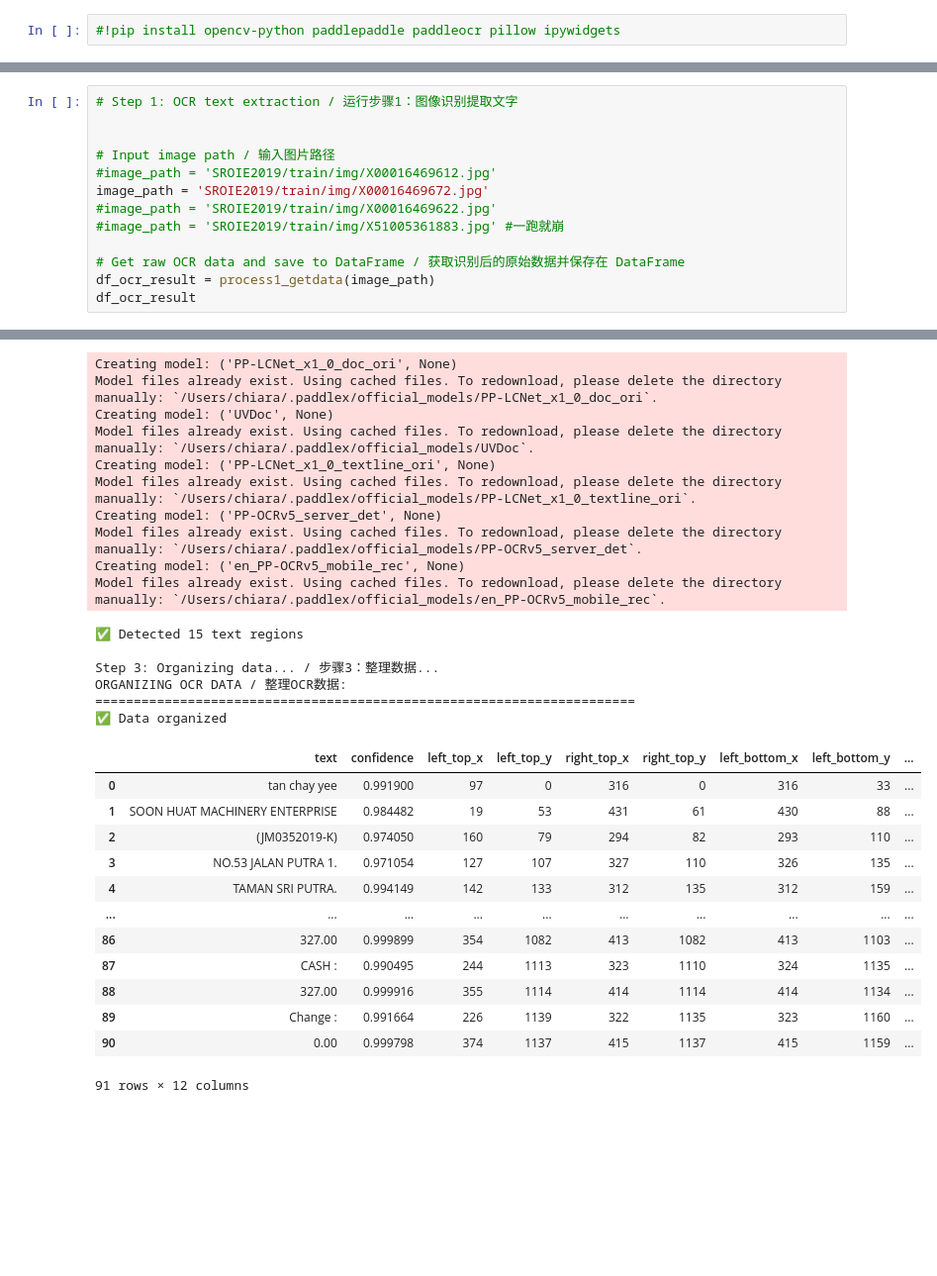
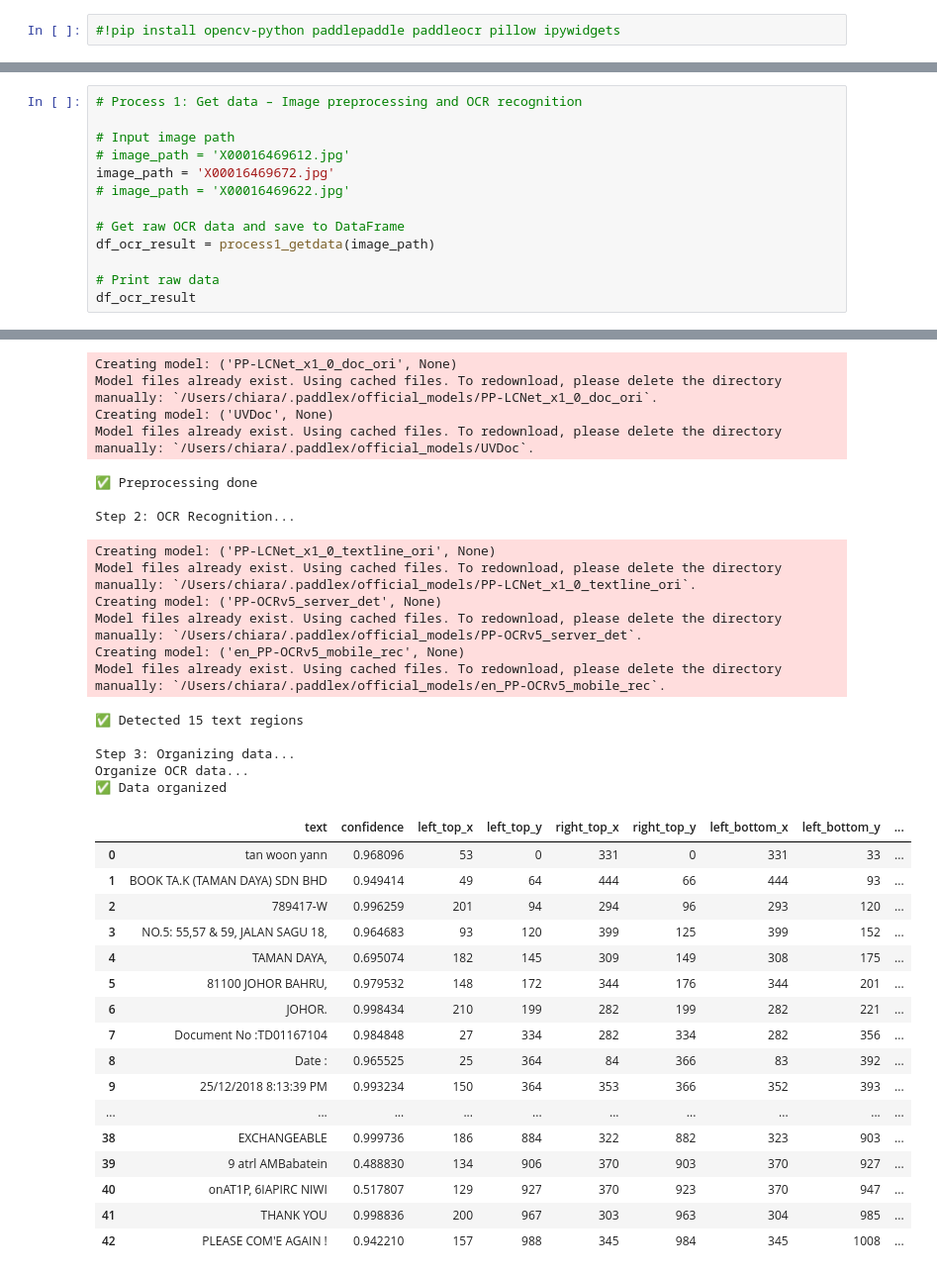
Before and after one commit to JingChen-7/5002_final_project_Receipt_Capture_and_Expense_Logger, a Jupyter notebook: FinalProject_ReceiptIdentification.ipynb, the cells around one changed output, grey strips where cells are left out. Shown at 99% size. Drawn from its saved outputs; the diff is of its cells as text; blank space fills up the shorter version.

```diff
--- a/FinalProject_ReceiptIdentification.ipynb
+++ b/FinalProject_ReceiptIdentification.ipynb
@@ -1280,15 +1052,15 @@ def process3_display(df):
 # %%
-# Step 1: OCR text extraction / 运行步骤1：图像识别提取文字
+# Process 1: Get data – Image preprocessing and OCR recognition
 
+# Input image path
+# image_path = 'X00016469612.jpg'
+image_path = 'X00016469672.jpg'
+# image_path = 'X00016469622.jpg'
 
-# Input image path / 输入图片路径
-#image_path = 'SROIE2019/train/img/X00016469612.jpg'
-image_path = 'SROIE2019/train/img/X00016469672.jpg'
-#image_path = 'SROIE2019/train/img/X00016469622.jpg'
-#image_path = 'SROIE2019/train/img/X51005361883.jpg' #一跑就崩
+# Get raw OCR data and save to DataFrame
+df_ocr_result = process1_getdata(image_path)
 
-# Get raw OCR data and save to DataFrame / 获取识别后的原始数据并保存在 DataFrame
-df_ocr_result = process1_getdata(image_path)
+# Print raw data
 df_ocr_result
 # %% [output]
 ======================================================================
@@ -1302,30 +1071,36 @@ Step 2: OCR Recognition... / 步骤2：OCR识别...
 Creating model: ('PP-LCNet_x1_0_doc_ori', None)
 Model files already exist. Using cached files. To redownload, please delete the directory manually: `/Users/chiara/.paddlex/official_models/PP-LCNet_x1_0_doc_ori`.
 Creating model: ('UVDoc', None)
 Model files already exist. Using cached files. To redownload, please delete the directory manually: `/Users/chiara/.paddlex/official_models/UVDoc`.
-Creating model: ('PP-LCNet_x1_0_textline_ori', None)
-Model files already exist. Using cached files. To redownload, please delete the directory manually: `/Users/chiara/.paddlex/official_models/PP-LCNet_x1_0_textline_ori`.
-Creating model: ('PP-OCRv5_server_det', None)
-Model files already exist. Using cached files. To redownload, please delete the directory manually: `/Users/chiara/.paddlex/official_models/PP-OCRv5_server_det`.
-Creating model: ('en_PP-OCRv5_mobile_rec', None)
-Model files already exist. Using cached files. To redownload, please delete the directory manually: `/Users/chiara/.paddlex/official_models/en_PP-OCRv5_mobile_rec`.
-✅ Detected 15 text regions
+✅ Preprocessing done
 
-Step 3: Organizing data... / 步骤3：整理数据...
-ORGANIZING OCR DATA / 整理OCR数据:
-======================================================================
-✅ Data organized
+Step 2: OCR Recognition...
+Creating model: ('PP-LCNet_x1_0_textline_ori', None)
+Model files already exist. Using cached files. To redownload, please delete the directory manually: `/Users/chiara/.paddlex/official_models/PP-LCNet_x1_0_textline_ori`.
+Creating model: ('PP-OCRv5_server_det', None)
+Model files already exist. Using cached files. To redownload, please delete the directory manually: `/Users/chiara/.paddlex/official_models/PP-OCRv5_server_det`.
+Creating model: ('en_PP-OCRv5_mobile_rec', None)
+Model files already exist. Using cached files. To redownload, please delete the directory manually: `/Users/chiara/.paddlex/official_models/en_PP-OCRv5_mobile_rec`.
+✅ Detected 15 text regions
+
+Step 3: Organizing data...
+Organize OCR data...
+✅ Data organized
 |  | text | confidence | left_top_x | left_top_y | right_top_x | right_top_y | left_bottom_x | left_bottom_y | ... |
-| 0 | tan chay yee | 0.991900 | 97 | 0 | 316 | 0 | 316 | 33 | ... |
-| 1 | SOON HUAT MACHINERY ENTERPRISE | 0.984482 | 19 | 53 | 431 | 61 | 430 | 88 | ... |
-| 2 | (JM0352019-K) | 0.974050 | 160 | 79 | 294 | 82 | 293 | 110 | ... |
-| 3 | NO.53 JALAN PUTRA 1. | 0.971054 | 127 | 107 | 327 | 110 | 326 | 135 | ... |
-| 4 | TAMAN SRI PUTRA. | 0.994149 | 142 | 133 | 312 | 135 | 312 | 159 | ... |
+| 0 | tan woon yann | 0.968096 | 53 | 0 | 331 | 0 | 331 | 33 | ... |
+| 1 | BOOK TA.K (TAMAN DAYA) SDN BHD | 0.949414 | 49 | 64 | 444 | 66 | 444 | 93 | ... |
+| 2 | 789417-W | 0.996259 | 201 | 94 | 294 | 96 | 293 | 120 | ... |
+| 3 | NO.5: 55,57 & 59, JALAN SAGU 18, | 0.964683 | 93 | 120 | 399 | 125 | 399 | 152 | ... |
+| 4 | TAMAN DAYA, | 0.695074 | 182 | 145 | 309 | 149 | 308 | 175 | ... |
+| 5 | 81100 JOHOR BAHRU, | 0.979532 | 148 | 172 | 344 | 176 | 344 | 201 | ... |
+| 6 | JOHOR. | 0.998434 | 210 | 199 | 282 | 199 | 282 | 221 | ... |
+| 7 | Document No :TD01167104 | 0.984848 | 27 | 334 | 282 | 334 | 282 | 356 | ... |
+| 8 | Date : | 0.965525 | 25 | 364 | 84 | 366 | 83 | 392 | ... |
+| 9 | 25/12/2018 8:13:39 PM | 0.993234 | 150 | 364 | 353 | 366 | 352 | 393 | ... |
 | ... | ... | ... | ... | ... | ... | ... | ... | ... | ... |
-| 86 | 327.00 | 0.999899 | 354 | 1082 | 413 | 1082 | 413 | 1103 | ... |
-| 87 | CASH : | 0.990495 | 244 | 1113 | 323 | 1110 | 324 | 1135 | ... |
-| 88 | 327.00 | 0.999916 | 355 | 1114 | 414 | 1114 | 414 | 1134 | ... |
-| 89 | Change : | 0.991664 | 226 | 1139 | 322 | 1135 | 323 | 1160 | ... |
-| 90 | 0.00 | 0.999798 | 374 | 1137 | 415 | 1137 | 415 | 1159 | ... |
+| 38 | EXCHANGEABLE | 0.999736 | 186 | 884 | 322 | 882 | 323 | 903 | ... |
+| 39 | 9 atrl AMBabatein | 0.488830 | 134 | 906 | 370 | 903 | 370 | 927 | ... |
+| 40 | onAT1P, 6IAPIRC NIWI | 0.517807 | 129 | 927 | 370 | 923 | 370 | 947 | ... |
+| 41 | THANK YOU | 0.998836 | 200 | 967 | 303 | 963 | 304 | 985 | ... |
+| 42 | PLEASE COM'E AGAIN ! | 0.942210 | 157 | 988 | 345 | 984 | 345 | 1008 | ... |
-91 rows × 12 columns
 # %%
```
Also changed, not shown: parts of 18 cells of this notebook.
